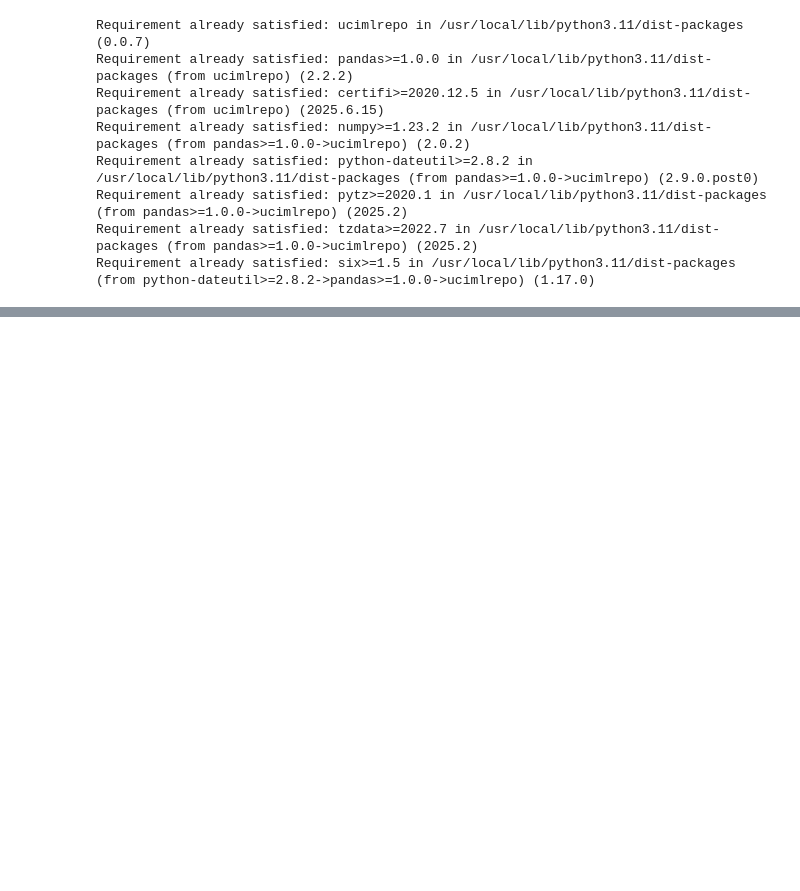
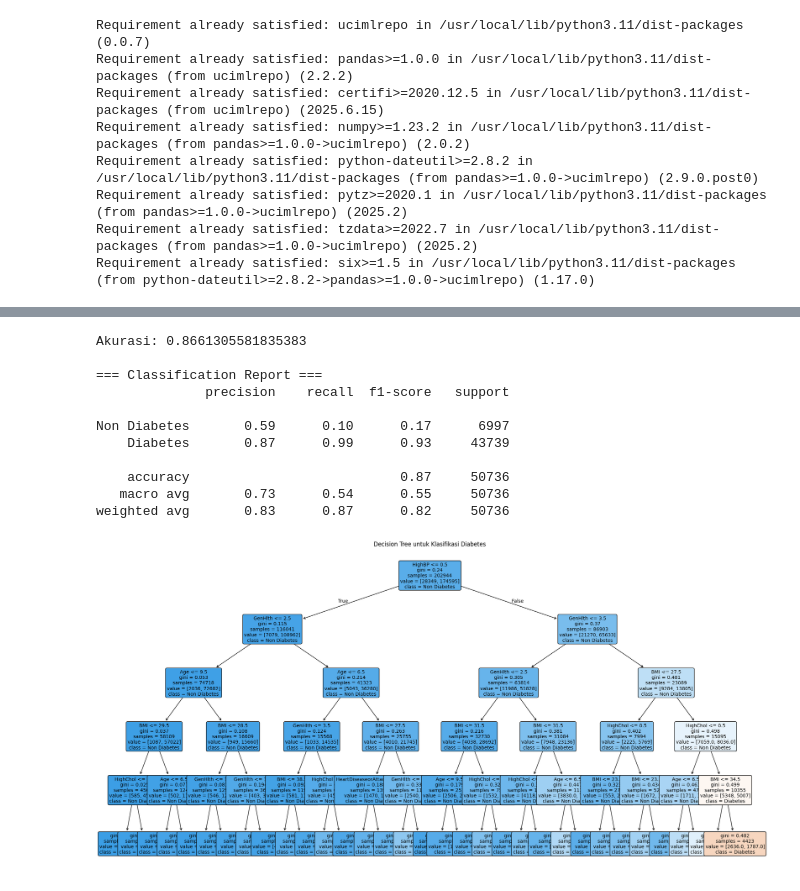
Before and after one commit to bilqizarahma/PENDATA, a Jupyter notebook: _sources/Tugas_PRA_Uas.ipynb, the cells around one changed output, grey strips where cells are left out. Cells and saved outputs as stored; diff of their text form; code cells hidden in the pictures; blank space fills up the shorter version.

```diff
--- a/_sources/Tugas_PRA_Uas.ipynb
+++ b/_sources/Tugas_PRA_Uas.ipynb
@@ -130,0 +113,9 @@ plt.show()
+# %%
+import pandas as pd
+from sklearn.model_selection import train_test_split
+
+# 1. Load dataset
+df = pd.read_csv('/content/datasetdiabetes.csv')
+
+# 2. Ubah nilai pada kolom 'Diabetes_binary' menjadi kategorikal
+df['Diabetes_binary'] = df['Diabetes_binary'].map({0: 'Non Diabetes', 1: 'Diabetes'})
@@ -130,0 +126,4 @@ plt.show()
+# %%
+# 3. Splitting fitur dan target
+X = df.drop(columns='Diabetes_binary')
+y = df['Diabetes_binary']
@@ -130,0 +241,49 @@ plt.show()
+# %%
+import pandas as pd
+from sklearn.model_selection import train_test_split
+from sklearn.tree import DecisionTreeClassifier, plot_tree
+from sklearn.metrics import accuracy_score, classification_report
+import matplotlib.pyplot as plt
+
+# === 3. Split data training dan testing ===
+X_train, X_test, y_train, y_test = train_test_split(
+    X, y, test_size=0.2, random_state=42
+)
+
+# === 4. Training Decision Tree ===
+clf = DecisionTreeClassifier(criterion='gini', max_depth=5, random_state=42)
+clf.fit(X_train, y_train)
+
+# === 5. Evaluasi Model ===
+y_pred = clf.predict(X_test)
+
+print("Akurasi:", accuracy_score(y_test, y_pred))
+print("\n=== Classification Report ===")
+print(classification_report(y_test, y_pred, target_names=["Non Diabetes", "Diabetes"]))
+
+# === 6. Visualisasi Struktur Pohon ===
+plt.figure(figsize=(20, 10))  # Ubah ukuran jika terlalu besar
+plot_tree(
+    clf,
+    feature_names=X.columns,
+    class_names=clf.classes_,
+    filled=True,
+    rounded=True,
+    fontsize=10
+)
+plt.title("Decision Tree untuk Klasifikasi Diabetes")
+plt.tight_layout()
+plt.show()
+# %% [output]
+Akurasi: 0.8661305581835383
+
+=== Classification Report ===
+              precision    recall  f1-score   support
+
+Non Diabetes       0.59      0.10      0.17      6997
+    Diabetes       0.87      0.99      0.93     43739
+
+    accuracy                           0.87     50736
+   macro avg       0.73      0.54      0.55     50736
+weighted avg       0.83      0.87      0.82     50736
+[figure, added]
```
Also changed, not shown: parts of 28 cells of this notebook, 23 other files.
